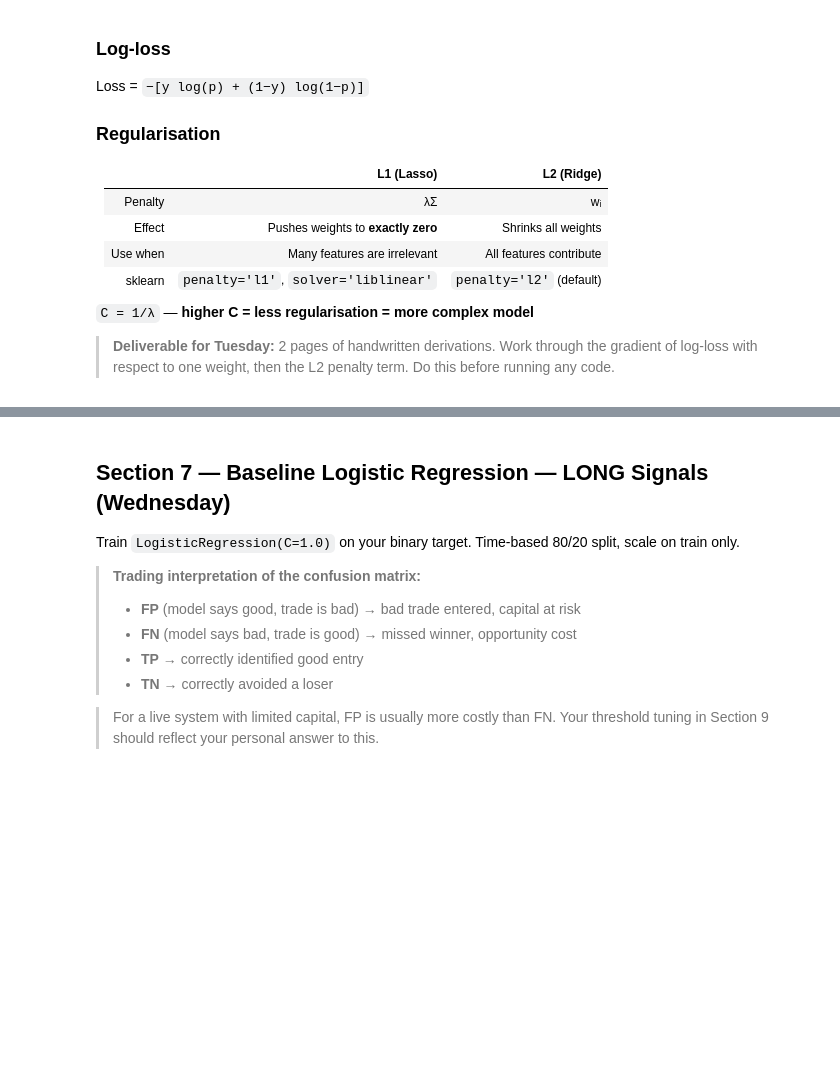
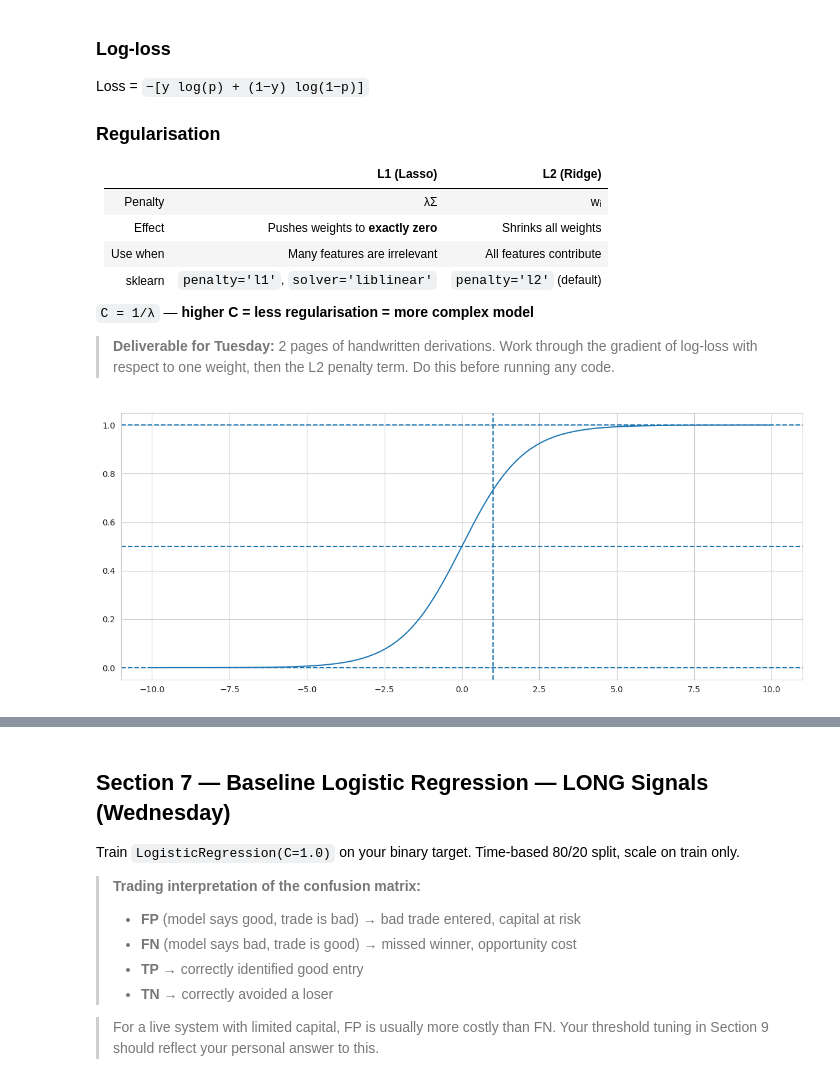
Before and after one commit to Jeshurun-B/EMA-optimizer-pipeline-v2, a Jupyter notebook: coolab_notebooks/week2_logistic_regression v2.ipynb, the cells around one changed output, grey strips where cells are left out. Drawn from its saved outputs; the diff is of its cells as text; code cells hidden in the pictures; blank space fills up the shorter version.

```diff
--- a/coolab_notebooks/week2_logistic_regression v2.ipynb
+++ b/coolab_notebooks/week2_logistic_regression v2.ipynb
@@ -853,31 +909,33 @@ Loss = `−[y log(p) + (1−y) log(1−p)]`
 # %%
 # ============================================================
 # SIGMOID FUNCTION
 # ============================================================
 z = np.linspace(-10, 10, 300)
 
 # TODO: sigma = 1 / (1 + np.exp(-z))
 sigma = 1 /  (1 + np.exp(-z))
 
 
 # TODO: ax.plot(z, sigma)
-plt.plot(x=z, y = sigma)
+plt.plot( z, sigma)
 # Add dashed horizontals at y=0, 0.5, 1
 plt.axhline( y = 0 , linestyle = '--')
 plt.axhline( y = 0.5 , linestyle = '--')
 plt.axhline( y = 1 , linestyle = '--')
 # Add dashed vertical at x=0
 plt.axvline( x = 1, linestyle = '--')
 # Annotate the decision boundary point (0, 0.5)
 # Title: 'Sigmoid Function - Logistic Regression Output'
 plt.tight_layout()
 plt.show()
 
 # TODO: Answer in comments:
 # 1. sigma(0) = ?
 # 2. sigma(10) ~= ?
 # 3. sigma(-10) ~= ?
 # 4. At what z does the model flip its prediction (default threshold)?
+# %% [output]
+[figure, added]
 # %%
 # ============================================================
 # LOG-LOSS: manual implementation + verification
```
Also changed, not shown: parts of 26 cells of this notebook.
